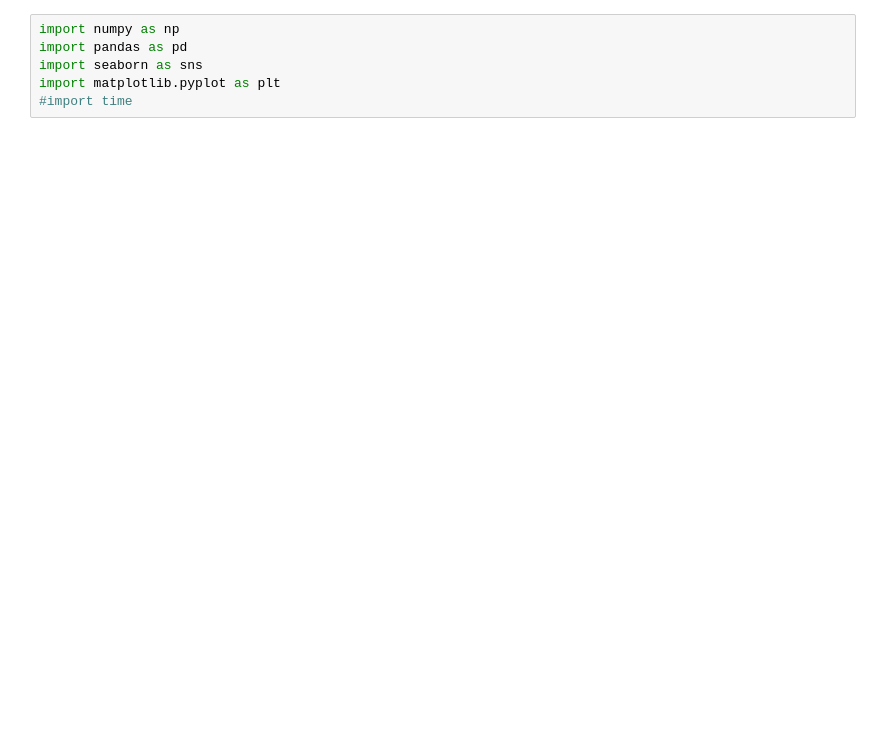
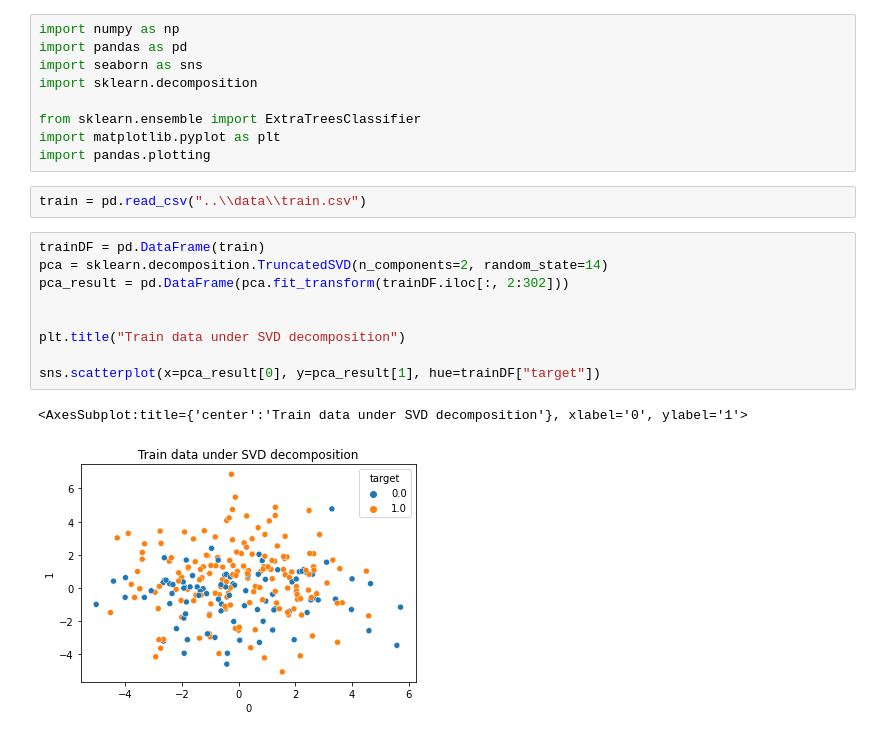
Before and after one commit to songrise/COMP4432-GroupProject, a Jupyter notebook: src/data_visualization.ipynb, the cells around one changed output. Saved outputs shown, nothing was run; the diff lists cells and outputs as text; blank space fills up the shorter version.

```diff
--- a/src/data_visualization.ipynb
+++ b/src/data_visualization.ipynb
@@ -2,5 +2,22 @@
 import numpy as np
 import pandas as pd
 import seaborn as sns
+import sklearn.decomposition
+
+from sklearn.ensemble import ExtraTreesClassifier
 import matplotlib.pyplot as plt
-#import time
+import pandas.plotting
+# %%
+train = pd.read_csv("..\\data\\train.csv")
+# %%
+trainDF = pd.DataFrame(train)
+pca = sklearn.decomposition.TruncatedSVD(n_components=2, random_state=14)
+pca_result = pd.DataFrame(pca.fit_transform(trainDF.iloc[:, 2:302]))
+
+
+plt.title("Train data under SVD decomposition")
+
+sns.scatterplot(x=pca_result[0], y=pca_result[1], hue=trainDF["target"])
+# %% [output]
+<AxesSubplot:title={'center':'Train data under SVD decomposition'}, xlabel='0', ylabel='1'>
+[figure, added]
```
Also changed, not shown: parts of 5 cells of this notebook, 3 other files.
